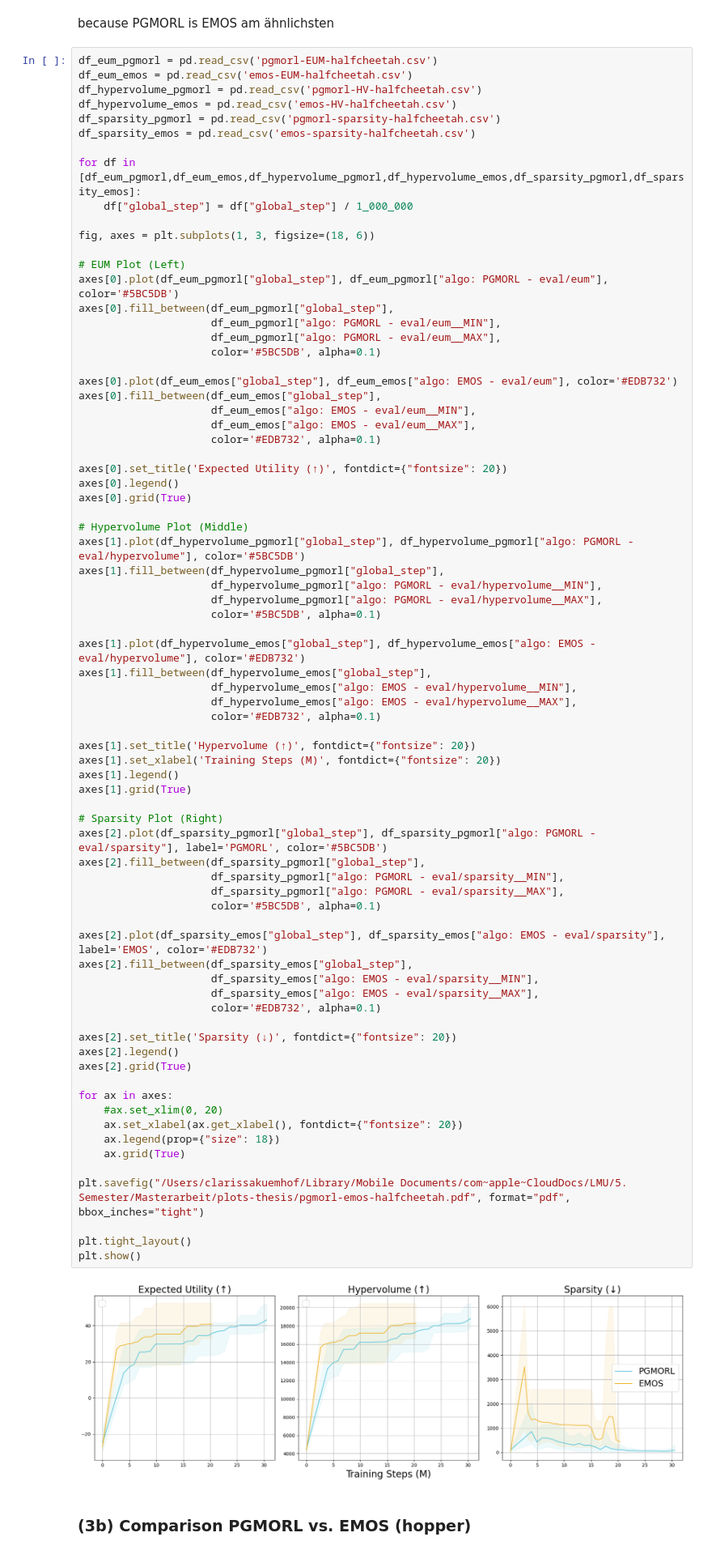
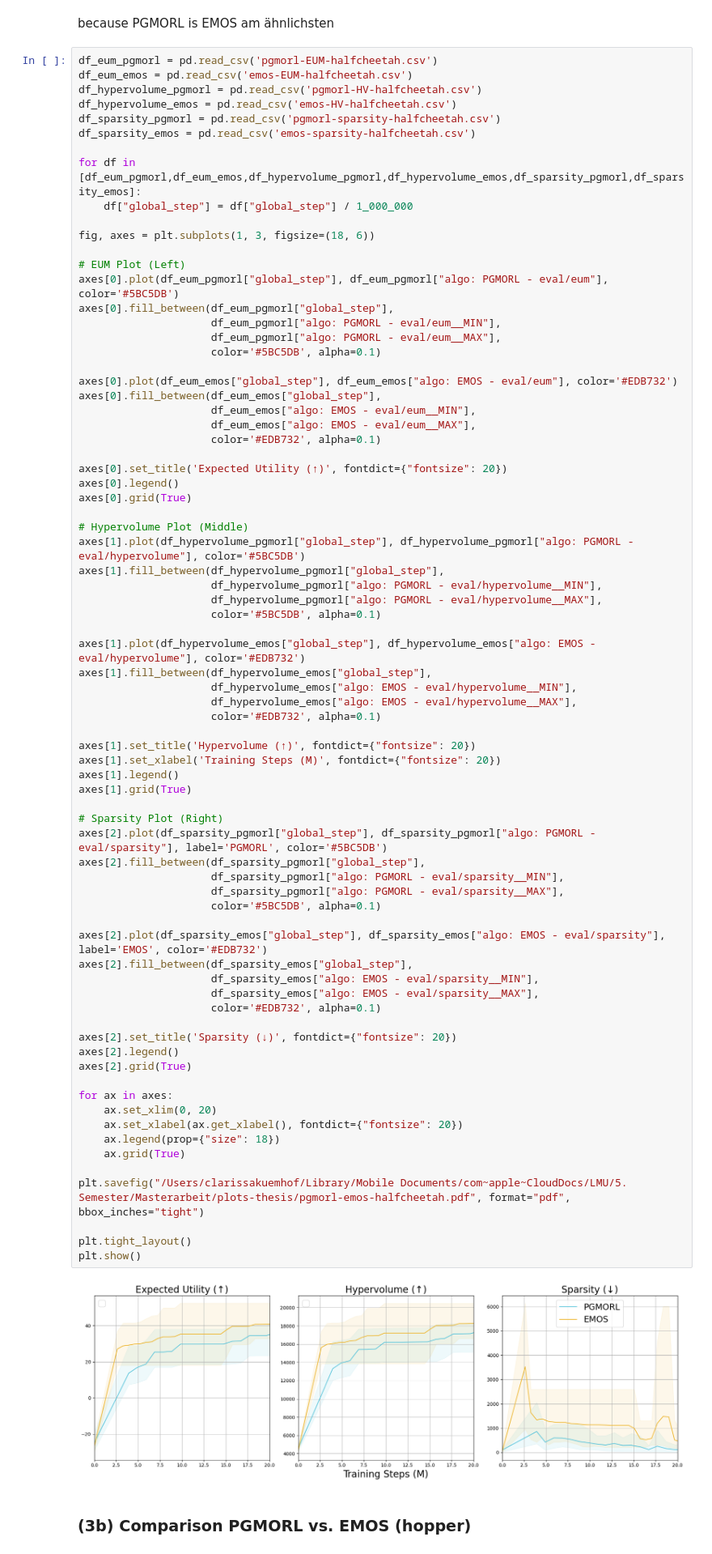
Before and after one commit to clarissakuemhof/masterthesis-public, a Jupyter notebook: export-data/export.ipynb, the cells around one changed output. Shown at 81% size. Cells and saved outputs as stored; diff of their text form.

```diff
--- a/export-data/export.ipynb
+++ b/export-data/export.ipynb
@@ -247,35 +247,35 @@ axes[1].set_xlabel('Training Steps (M)', fontdict={"fontsize": 20})
 axes[1].legend()
 axes[1].grid(True)
 
 # Sparsity Plot (Right)
 axes[2].plot(df_sparsity_pgmorl["global_step"], df_sparsity_pgmorl["algo: PGMORL - eval/sparsity"], label='PGMORL', color='#5BC5DB')
 axes[2].fill_between(df_sparsity_pgmorl["global_step"],
                      df_sparsity_pgmorl["algo: PGMORL - eval/sparsity__MIN"],
                      df_sparsity_pgmorl["algo: PGMORL - eval/sparsity__MAX"],
                      color='#5BC5DB', alpha=0.1)
 
 axes[2].plot(df_sparsity_emos["global_step"], df_sparsity_emos["algo: EMOS - eval/sparsity"], label='EMOS', color='#EDB732')
 axes[2].fill_between(df_sparsity_emos["global_step"],
                      df_sparsity_emos["algo: EMOS - eval/sparsity__MIN"],
                      df_sparsity_emos["algo: EMOS - eval/sparsity__MAX"],
                      color='#EDB732', alpha=0.1)
 
 axes[2].set_title('Sparsity (↓)', fontdict={"fontsize": 20})
 axes[2].legend()
 axes[2].grid(True)
 
 for ax in axes:
-    #ax.set_xlim(0, 20)
+    ax.set_xlim(0, 20)
     ax.set_xlabel(ax.get_xlabel(), fontdict={"fontsize": 20})
     ax.legend(prop={"size": 18})
     ax.grid(True)
 
 plt.savefig("/Users/clarissakuemhof/Library/Mobile Documents/com~apple~CloudDocs/LMU/5. Semester/Masterarbeit/plots-thesis/pgmorl-emos-halfcheetah.pdf", format="pdf", bbox_inches="tight")
 
 plt.tight_layout()
 plt.show()
 # %% [output]
-[figure, old version]
+[figure, new version]
 # %% [markdown]
 ### (3b) Comparison PGMORL vs. EMOS (hopper)
 # %%
```
Also changed, not shown: parts of 1 cell of this notebook, 3 other files.
